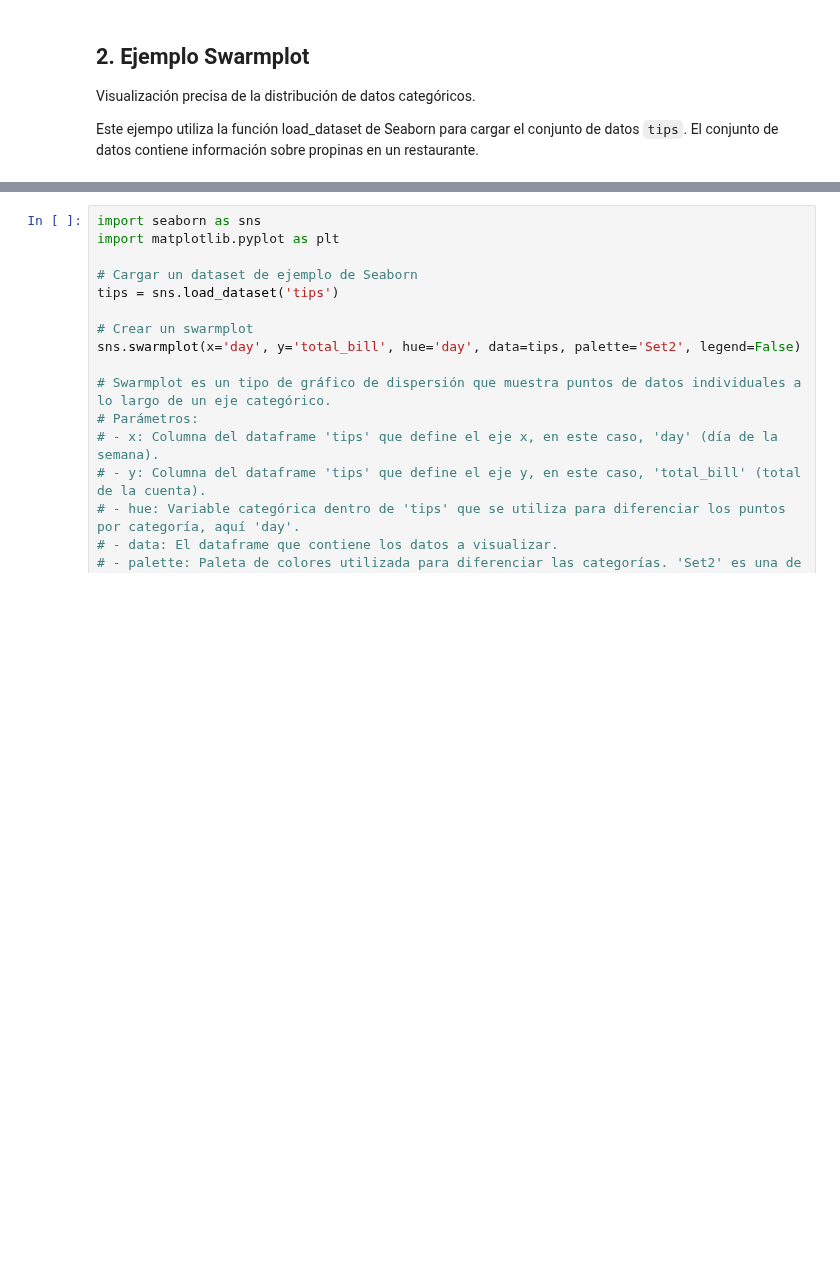
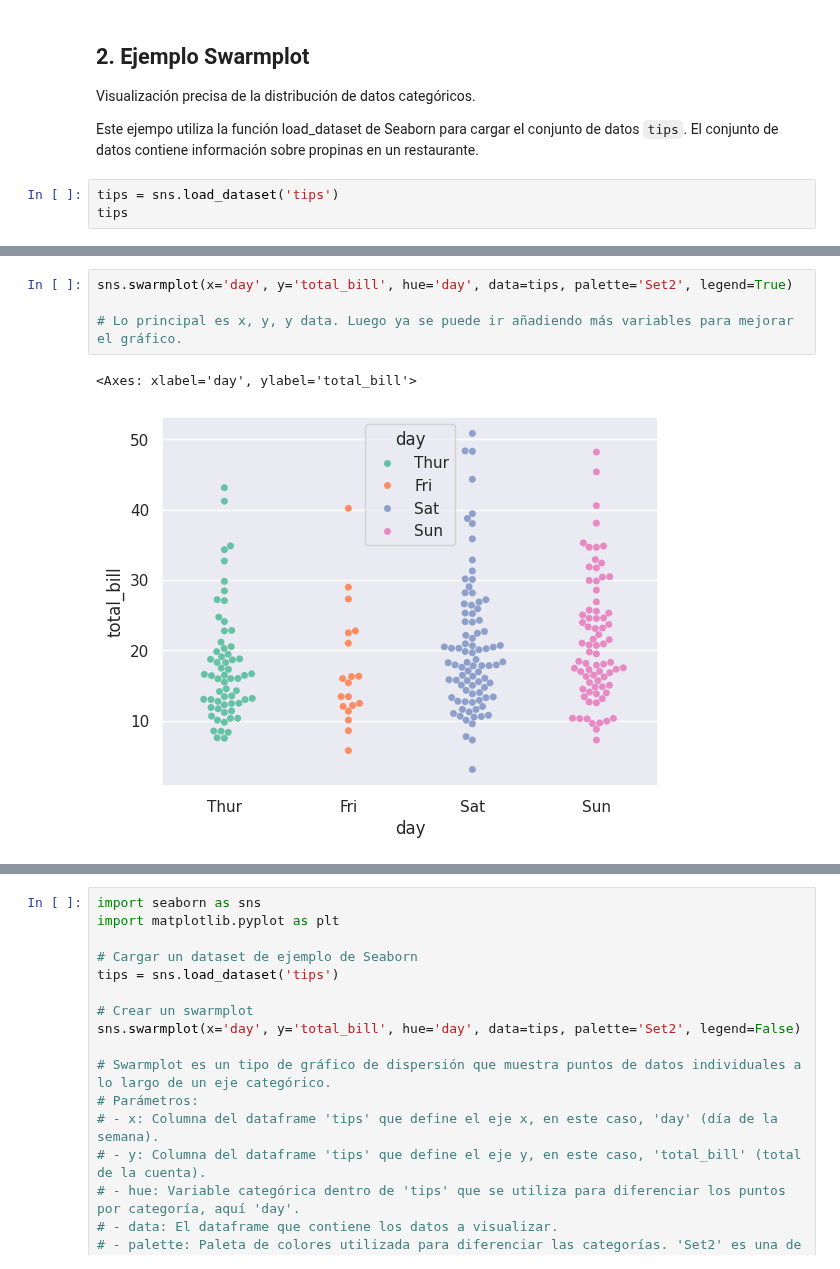
Before and after one commit to mpintoponce/python_utec, a Jupyter notebook: Modulo03:Visualizacion_de_Datos/05.Sesión_5_Ejemplos.ipynb, the cells around one changed output, grey strips where cells are left out. Saved outputs shown, nothing was run; the diff lists cells and outputs as text; blank space fills up the shorter version.

```diff
--- a/Modulo03:Visualizacion_de_Datos/05.Sesión_5_Ejemplos.ipynb
+++ b/Modulo03:Visualizacion_de_Datos/05.Sesión_5_Ejemplos.ipynb
@@ -201,3 +259,6 @@ Visualización precisa de la distribución de datos categóricos.
 
 Este ejempo utiliza la función load_dataset de Seaborn para cargar el conjunto de datos `tips`.
 El conjunto de datos contiene información sobre propinas en un restaurante.
+# %%
+tips = sns.load_dataset('tips')
+tips
@@ -203,0 +279,7 @@ El conjunto de datos contiene información sobre propinas en un restaurante.
+# %%
+sns.swarmplot(x='day', y='total_bill', hue='day', data=tips, palette='Set2', legend=True)
+
+# Lo principal es x, y, y data. Luego ya se puede ir añadiendo más variables para mejorar el gráfico.
+# %% [output]
+<Axes: xlabel='day', ylabel='total_bill'>
+[figure, added]
```
Also changed, not shown: parts of 9 cells of this notebook.
